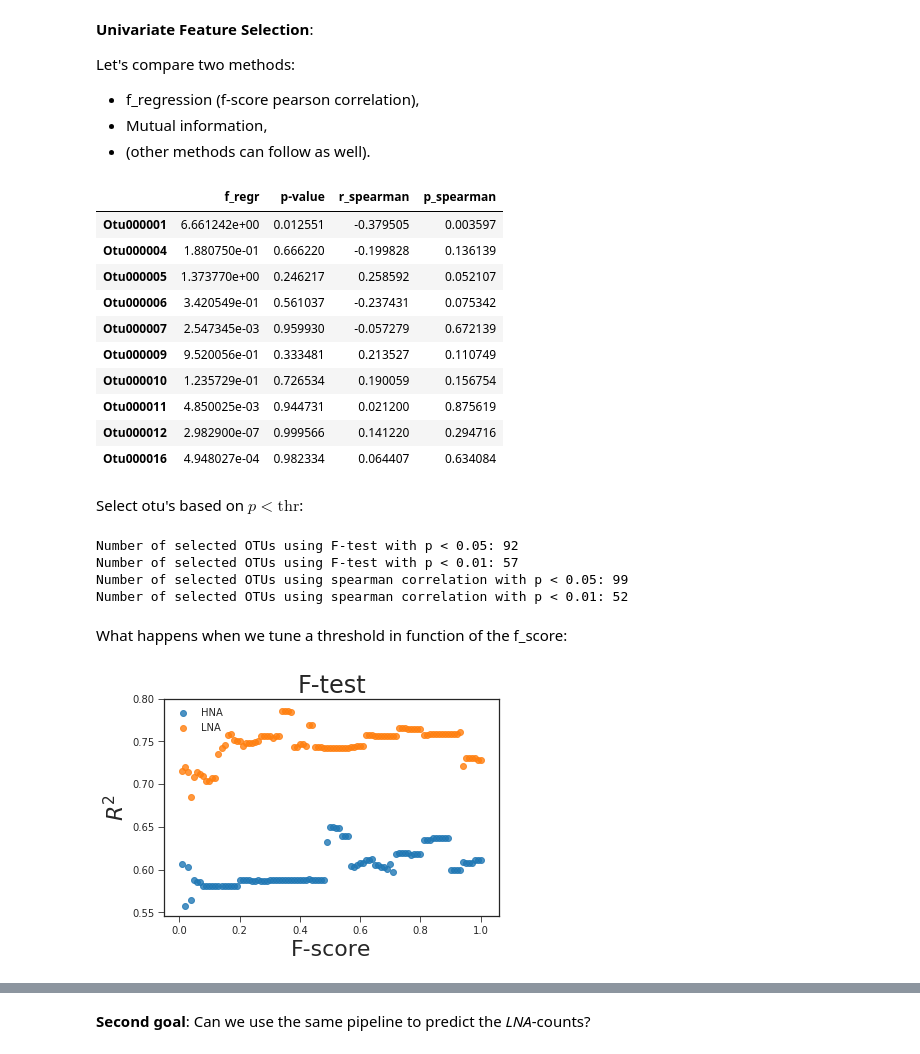
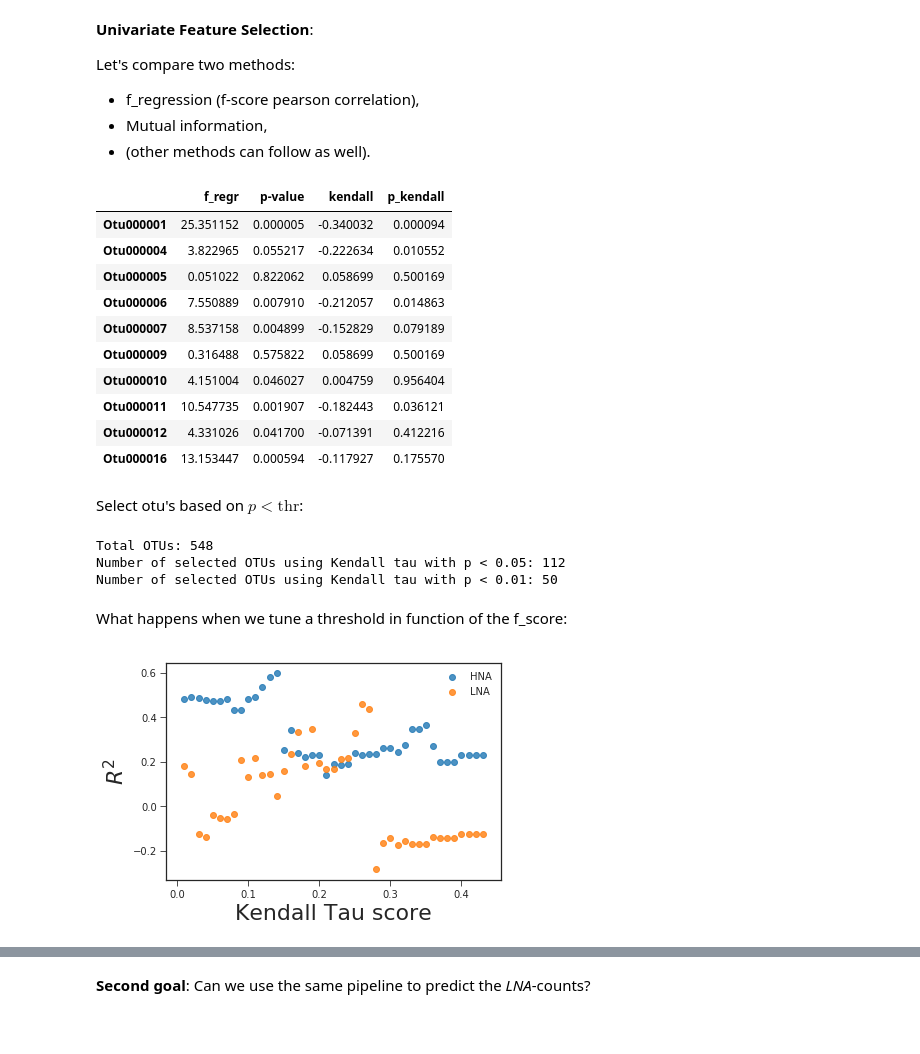
Before and after one commit to rprops/HNA_LNA_productivity, a Jupyter notebook: relative_analysis_5seq10_Inland.ipynb, the cells around one changed output, grey strips where cells are left out. Saved outputs shown, nothing was run; the diff lists cells and outputs as text; code cells hidden in the pictures.

```diff
--- a/relative_analysis_5seq10_Inland.ipynb
+++ b/relative_analysis_5seq10_Inland.ipynb
@@ -46,9 +47,9 @@ target = target.loc[index,:]
 #productivity = productivity.loc[index,:]
 
 #Shuffle data:
-data_abs = data_abs.sample(frac=1, random_state=3)
-data_rel = data_rel.sample(frac=1, random_state=3)
-target = target.sample(frac=1, random_state=3)
+#data_abs = data_abs.sample(frac=1, random_state=3)
+#data_rel = data_rel.sample(frac=1, random_state=3)
+#target = target.sample(frac=1, random_state=3)
 #productivity = productivity.sample(frac=1, random_state=3)
 
 #Create target columns of HNA-values:
@@ -84,7 +70,11 @@ cv = 5
 # %%
+''' Log-Ratio analyses '''
+data_rel_repl = composition.multiplicative_replacement(data_rel.loc[index,otus])
+data_rel_clr = pd.DataFrame(composition.clr(data_rel_repl), columns=otus)
+
 ''' Standardize data '''
 from analysis_functions import standardize_df
-data_stand, scaler = standardize_df(data_rel,otus)
+data_stand, scaler = standardize_df(data_rel_clr,otus)
 # %% [markdown]
 To do so, we use the **_Randomized Lasso_**: this method makes use of two kinds of randomization in order to select variables (i.e., OTU's) with a certain _stability_: (1) it fits a Lasso to various bootstrap subsamples and (2) it perturbs the initial weighting of certain variables.
 
@@ -100,26 +90,24 @@ Let's compare two methods:
 - (other methods can follow as well).
 # %%
 f_regr, f_regr_p = f_regression(data_stand.loc[:,otus],hna)
-r_spearman = np.zeros(len(otus))
-p_spearman = np.zeros(len(otus))
+kendall = np.zeros(len(otus))
+p_kendall = np.zeros(len(otus))
 for i in np.arange(0,len(otus)):
-    r_spearman[i], p_spearman[i] = spearmanr(data_stand.loc[:,otus[i]],hna, axis=0)
+    kendall[i], p_kendall[i] = kendalltau(data_stand.loc[:,otus[i]],hna)
 uni_fs = pd.DataFrame(f_regr, index=otus, columns = ['f_regr'])
 uni_fs['p-value'] = f_regr_p
-uni_fs['r_spearman'] = r_spearman
-uni_fs['p_spearman'] = p_spearman
-#uni_fs['mi'] = mutual_info_regression(data_stand.loc[:,otus],hna)
-#uni_fs.sort_values(ascending=False,inplace=True, by='f_regr')
+uni_fs['kendall'] = kendall
+uni_fs['p_kendall'] = p_kendall
 display(uni_fs.head(10))
 # %% [output]
-|  | f_regr | p-value | r_spearman | p_spearman |
-| Otu000001 | 6.661242e+00 | 0.012551 | -0.379505 | 0.003597 |
-| Otu000004 | 1.880750e-01 | 0.666220 | -0.199828 | 0.136139 |
-| Otu000005 | 1.373770e+00 | 0.246217 | 0.258592 | 0.052107 |
-| Otu000006 | 3.420549e-01 | 0.561037 | -0.237431 | 0.075342 |
-| Otu000007 | 2.547345e-03 | 0.959930 | -0.057279 | 0.672139 |
-| Otu000009 | 9.520056e-01 | 0.333481 | 0.213527 | 0.110749 |
-| Otu000010 | 1.235729e-01 | 0.726534 | 0.190059 | 0.156754 |
-| Otu000011 | 4.850025e-03 | 0.944731 | 0.021200 | 0.875619 |
-| Otu000012 | 2.982900e-07 | 0.999566 | 0.141220 | 0.294716 |
-| Otu000016 | 4.948027e-04 | 0.982334 | 0.064407 | 0.634084 |
+|  | f_regr | p-value | kendall | p_kendall |
+| Otu000001 | 25.351152 | 0.000005 | -0.340032 | 0.000094 |
+| Otu000004 | 3.822965 | 0.055217 | -0.222634 | 0.010552 |
+| Otu000005 | 0.051022 | 0.822062 | 0.058699 | 0.500169 |
+| Otu000006 | 7.550889 | 0.007910 | -0.212057 | 0.014863 |
+| Otu000007 | 8.537158 | 0.004899 | -0.152829 | 0.079189 |
+| Otu000009 | 0.316488 | 0.575822 | 0.058699 | 0.500169 |
+| Otu000010 | 4.151004 | 0.046027 | 0.004759 | 0.956404 |
+| Otu000011 | 10.547735 | 0.001907 | -0.182443 | 0.036121 |
+| Otu000012 | 4.331026 | 0.041700 | -0.071391 | 0.412216 |
+| Otu000016 | 13.153447 | 0.000594 | -0.117927 | 0.175570 |
@@ -128,35 +114,31 @@ display(uni_fs.head(10))
 # %% [markdown]
 Select otu's based on $p < \text{thr}$:
 # %%
-uni_fs_selected_f = uni_fs[uni_fs.loc[:,'p-value'].values < 0.05]
-print('Number of selected OTUs using F-test with p < 0.05: ' + str(len(uni_fs_selected_f)))
-uni_fs_selected_f = uni_fs[uni_fs.loc[:,'p-value'].values < 0.01]
-print('Number of selected OTUs using F-test with p < 0.01: ' + str(len(uni_fs_selected_f)))
-uni_fs_selected_f = uni_fs[uni_fs.loc[:,'p_spearman'].values < 0.05]
-print('Number of selected OTUs using spearman correlation with p < 0.05: ' + str(len(uni_fs_selected_f)))
-uni_fs_selected_f = uni_fs[uni_fs.loc[:,'p_spearman'].values < 0.01]
-print('Number of selected OTUs using spearman correlation with p < 0.01: ' + str(len(uni_fs_selected_f)))
+print('Total OTUs: ' + str(len(otus)))
+uni_fs_selected_f = uni_fs[uni_fs.loc[:,'p_kendall'].values < 0.05]
+print('Number of selected OTUs using Kendall tau with p < 0.05: ' + str(len(uni_fs_selected_f)))
+uni_fs_selected_f = uni_fs[uni_fs.loc[:,'p_kendall'].values < 0.01]
+print('Number of selected OTUs using Kendall tau with p < 0.01: ' + str(len(uni_fs_selected_f)))
 # %% [output]
-Number of selected OTUs using F-test with p < 0.05: 92
-Number of selected OTUs using F-test with p < 0.01: 57
-Number of selected OTUs using spearman correlation with p < 0.05: 99
-Number of selected OTUs using spearman correlation with p < 0.01: 52
+Total OTUs: 548
+Number of selected OTUs using Kendall tau with p < 0.05: 112
+Number of selected OTUs using Kendall tau with p < 0.01: 50
 # %% [markdown]
 What happens when we tune a threshold in function of the f_score:
 # %%
 from analysis_functions import get_r2_scores
-thr_otu_f_regr_hna, r2_otu_f_regr_hna = get_r2_scores(data_stand.loc[:,otus], hna, otus, uni_fs['f_regr'], cv)
-thr_otu_f_regr_lna, r2_otu_f_regr_lna = get_r2_scores(data_stand.loc[:,otus], lna, otus, uni_fs['f_regr'], cv)
+thr_otu_kendall_hna, r2_otu_kendall_hna = get_r2_scores(data_stand.loc[:,otus], hna, otus, np.abs(uni_fs['kendall']), cv)
+thr_otu_kendall_lna, r2_otu_kendall_lna = get_r2_scores(data_stand.loc[:,otus], lna, otus, np.abs(uni_fs['kendall']), cv)
 # %%
 plt.figure()
-sns.regplot(x=thr_otu_f_regr_hna,y=r2_otu_f_regr_hna, fit_reg=False, label='HNA')
-sns.regplot(x=thr_otu_f_regr_lna,y=r2_otu_f_regr_lna, fit_reg=False, label='LNA')
-plt.xlabel('F-score', size=22)
+sns.regplot(x=thr_otu_kendall_hna,y=r2_otu_kendall_hna, fit_reg=False, label='HNA')
+sns.regplot(x=thr_otu_kendall_lna,y=r2_otu_kendall_lna, fit_reg=False, label='LNA')
+plt.xlabel('Kendall Tau score', size=22)
 plt.xticks(size=10)
 plt.ylabel(r'$R^2$', size=22)
 plt.yticks(size=10)
-plt.title('F-test', size=24)
+#plt.title('F-test', size=24)
 plt.legend()
 plt.show()
 # %% [output]
-[figure, old version]
+[figure, new version]
```
Also changed, not shown: parts of 32 cells of this notebook, 5 other files.
